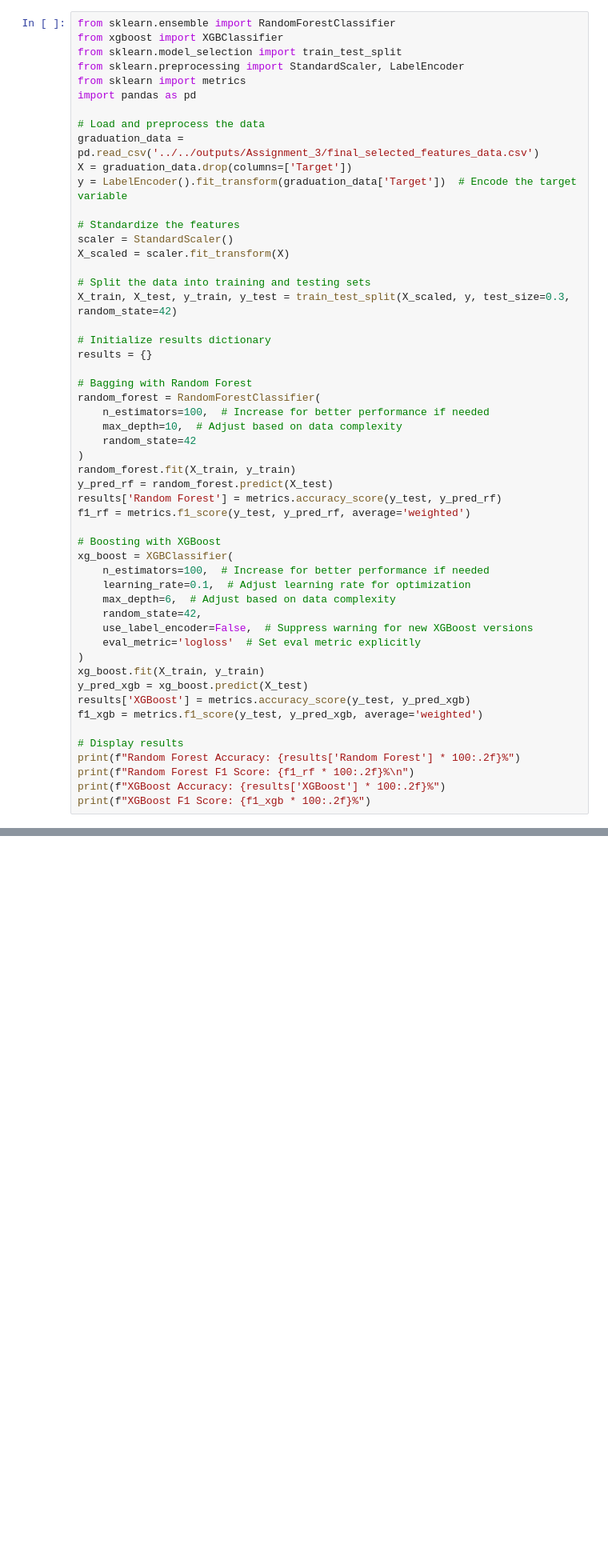
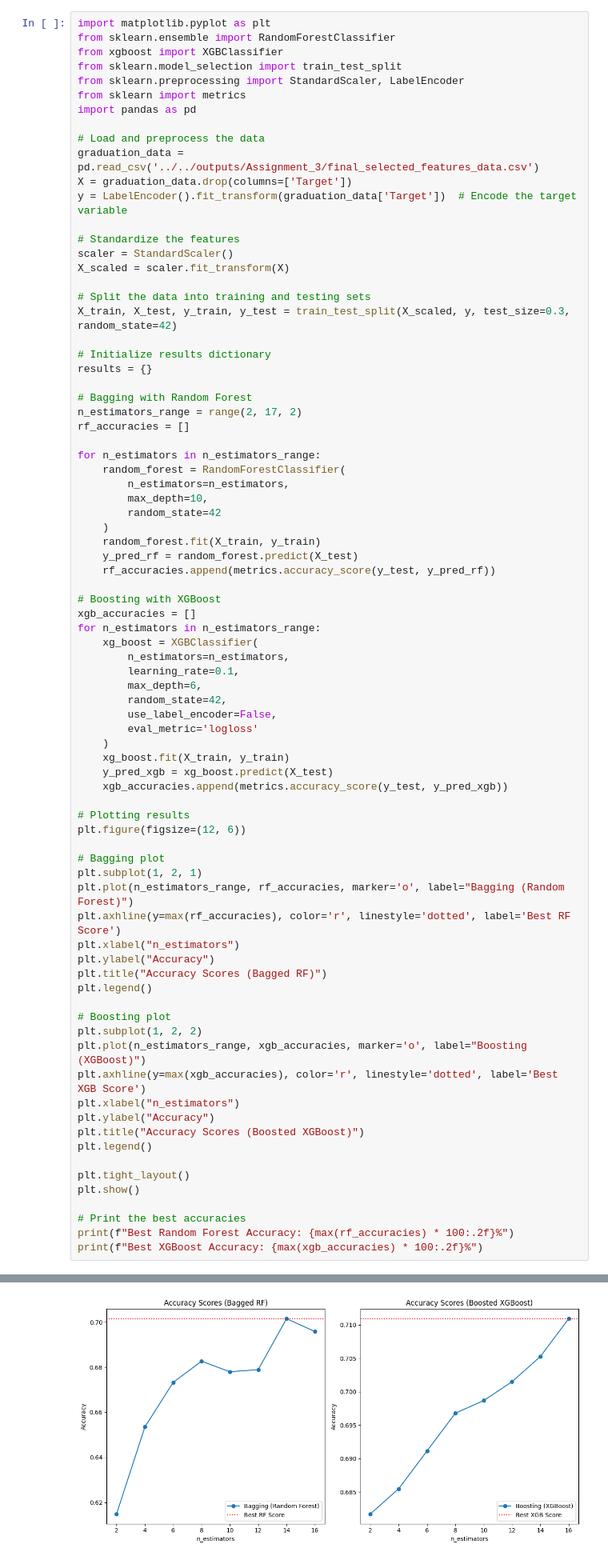
Before and after one commit to progdaddy/IT3212, a Jupyter notebook: notebook/Assignment_3/bagging_boosting.ipynb, the cells around one changed output, grey strips where cells are left out. Shown: that part at 80% size. Cells and saved outputs as stored; diff of their text form; blank space fills up the shorter version.

```diff
--- a/notebook/Assignment_3/bagging_boosting.ipynb
+++ b/notebook/Assignment_3/bagging_boosting.ipynb
@@ -1,4 +1,5 @@
 # %%
+import matplotlib.pyplot as plt
 from sklearn.ensemble import RandomForestClassifier
 from xgboost import XGBClassifier
 from sklearn.model_selection import train_test_split
@@ -22,35 +23,61 @@ X_train, X_test, y_train, y_test = train_test_split(X_scaled, y, test_size=0.3,
 results = {}
 
 # Bagging with Random Forest
-random_forest = RandomForestClassifier(
-    n_estimators=100,  # Increase for better performance if needed
-    max_depth=10,  # Adjust based on data complexity
-    random_state=42
-)
-random_forest.fit(X_train, y_train)
-y_pred_rf = random_forest.predict(X_test)
-results['Random Forest'] = metrics.accuracy_score(y_test, y_pred_rf)
-f1_rf = metrics.f1_score(y_test, y_pred_rf, average='weighted')
+n_estimators_range = range(2, 17, 2)
+rf_accuracies = []
+
+for n_estimators in n_estimators_range:
+    random_forest = RandomForestClassifier(
+        n_estimators=n_estimators,
+        max_depth=10,
+        random_state=42
+    )
+    random_forest.fit(X_train, y_train)
+    y_pred_rf = random_forest.predict(X_test)
+    rf_accuracies.append(metrics.accuracy_score(y_test, y_pred_rf))
 
 # Boosting with XGBoost
-xg_boost = XGBClassifier(
-    n_estimators=100,  # Increase for better performance if needed
-    learning_rate=0.1,  # Adjust learning rate for optimization
-    max_depth=6,  # Adjust based on data complexity
-    random_state=42,
-    use_label_encoder=False,  # Suppress warning for new XGBoost versions
-    eval_metric='logloss'  # Set eval metric explicitly
-)
-xg_boost.fit(X_train, y_train)
-y_pred_xgb = xg_boost.predict(X_test)
-results['XGBoost'] = metrics.accuracy_score(y_test, y_pred_xgb)
-f1_xgb = metrics.f1_score(y_test, y_pred_xgb, average='weighted')
+xgb_accuracies = []
+for n_estimators in n_estimators_range:
+    xg_boost = XGBClassifier(
+        n_estimators=n_estimators,
+        learning_rate=0.1,
+        max_depth=6,
+        random_state=42,
+        use_label_encoder=False,
+        eval_metric='logloss'
+    )
+    xg_boost.fit(X_train, y_train)
+    y_pred_xgb = xg_boost.predict(X_test)
+    xgb_accuracies.append(metrics.accuracy_score(y_test, y_pred_xgb))
 
-# Display results
-print(f"Random Forest Accuracy: {results['Random Forest'] * 100:.2f}%")
-print(f"Random Forest F1 Score: {f1_rf * 100:.2f}%\n")
-print(f"XGBoost Accuracy: {results['XGBoost'] * 100:.2f}%")
-print(f"XGBoost F1 Score: {f1_xgb * 100:.2f}%")
+# Plotting results
+plt.figure(figsize=(12, 6))
+
+# Bagging plot
+plt.subplot(1, 2, 1)
+plt.plot(n_estimators_range, rf_accuracies, marker='o', label="Bagging (Random Forest)")
+plt.axhline(y=max(rf_accuracies), color='r', linestyle='dotted', label='Best RF Score')
+plt.xlabel("n_estimators")
+plt.ylabel("Accuracy")
+plt.title("Accuracy Scores (Bagged RF)")
+plt.legend()
+
+# Boosting plot
+plt.subplot(1, 2, 2)
+plt.plot(n_estimators_range, xgb_accuracies, marker='o', label="Boosting (XGBoost)")
+plt.axhline(y=max(xgb_accuracies), color='r', linestyle='dotted', label='Best XGB Score')
+plt.xlabel("n_estimators")
+plt.ylabel("Accuracy")
+plt.title("Accuracy Scores (Boosted XGBoost)")
+plt.legend()
+
+plt.tight_layout()
+plt.show()
+
+# Print the best accuracies
+print(f"Best Random Forest Accuracy: {max(rf_accuracies) * 100:.2f}%")
+print(f"Best XGBoost Accuracy: {max(xgb_accuracies) * 100:.2f}%")
 # %% [output]
 Parameters: { "use_label_encoder" } are not used.
 
@@ -57,0 +99 @@ Parameters: { "use_label_encoder" } are not used.
+[figure, added]
```
Also changed, not shown: parts of 1 cell of this notebook, 2 other files.
